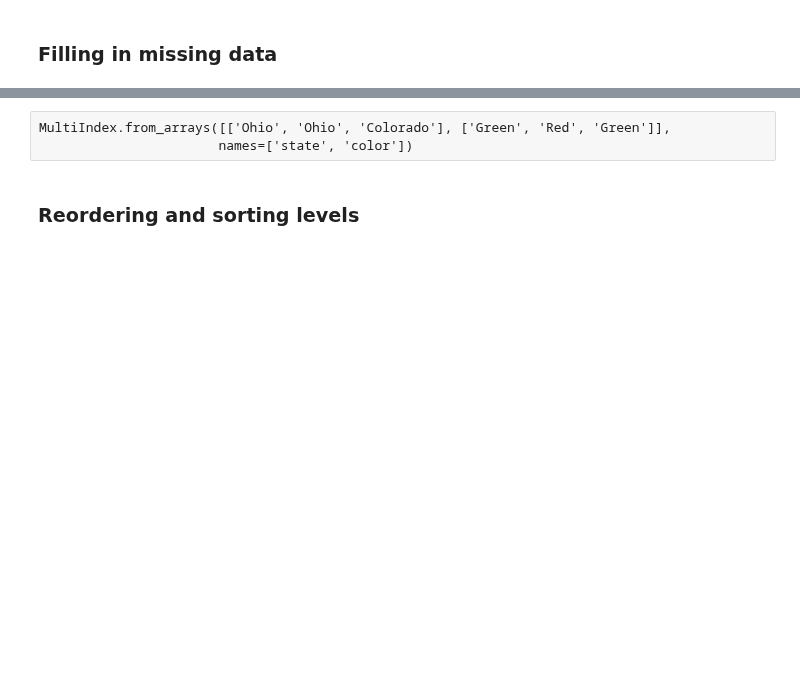
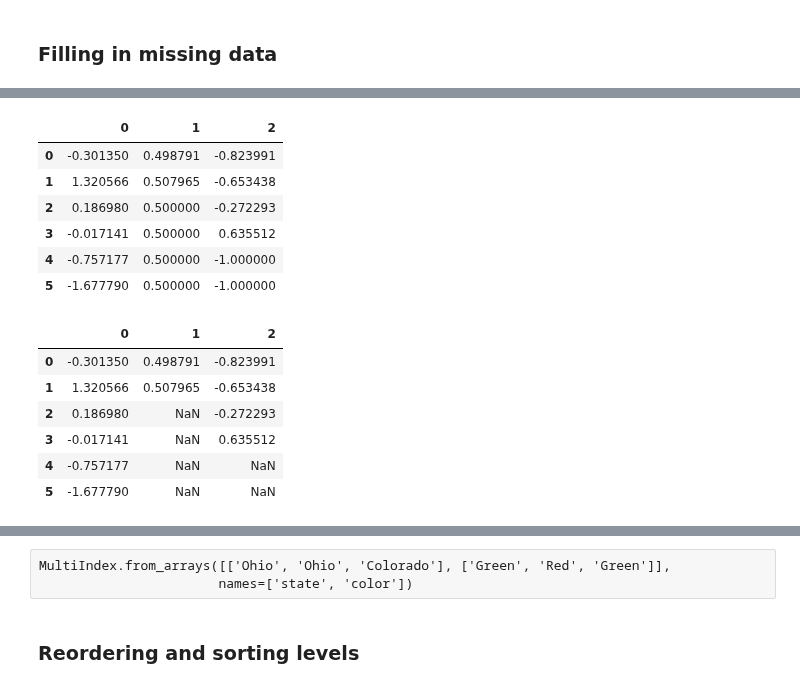
Before and after one commit to dongho0892/Python-Start, a Jupyter notebook: ch05.ipynb, the cells around one changed output, grey strips where cells are left out. Saved outputs shown, nothing was run; the diff lists cells and outputs as text; code cells hidden in the pictures; blank space fills up the shorter version.

```diff
--- a/ch05.ipynb
+++ b/ch05.ipynb
@@ -1437,4 +1791,20 @@ df.fillna(0)
 # %%
-df.fillna({1: 0.5, 3: -1})
+df.fillna({1: 0.5, 2: -1})    # {}
+df # 원본은 안바뀜!!
+# %% [output]
+|  | 0 | 1 | 2 |
+| 0 | -0.301350 | 0.498791 | -0.823991 |
+| 1 | 1.320566 | 0.507965 | -0.653438 |
+| 2 | 0.186980 | 0.500000 | -0.272293 |
+| 3 | -0.017141 | 0.500000 | 0.635512 |
+| 4 | -0.757177 | 0.500000 | -1.000000 |
+| 5 | -1.677790 | 0.500000 | -1.000000 |
+|  | 0 | 1 | 2 |
+| 0 | -0.301350 | 0.498791 | -0.823991 |
+| 1 | 1.320566 | 0.507965 | -0.653438 |
+| 2 | 0.186980 | NaN | -0.272293 |
+| 3 | -0.017141 | NaN | 0.635512 |
+| 4 | -0.757177 | NaN | NaN |
+| 5 | -1.677790 | NaN | NaN |
 # %%
 # always returns a reference to the filled object
```
Also changed, not shown: parts of 73 cells of this notebook.
